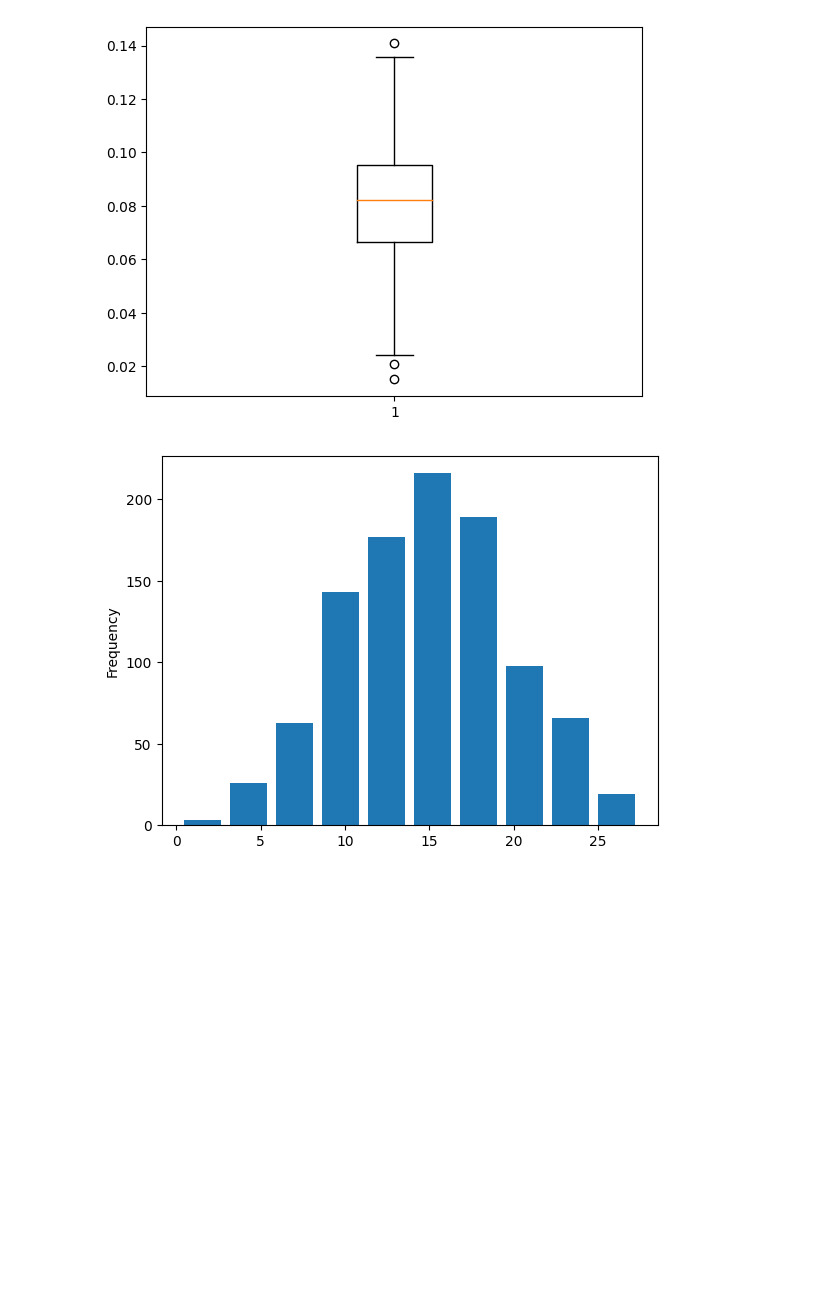
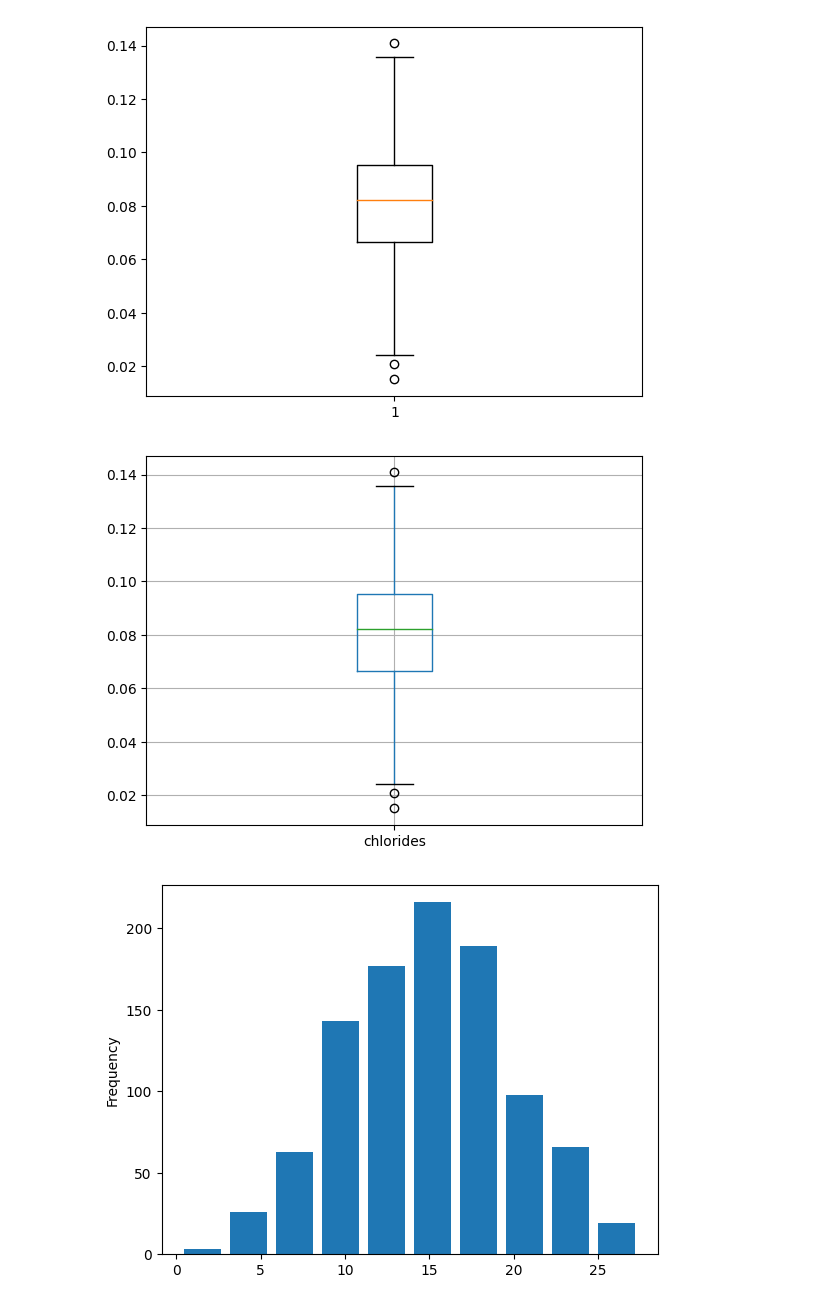
Before and after one commit to kevinjohn01/tubes-probstat, a Jupyter notebook: Nomor2.ipynb, the cells around one changed output. Saved outputs shown, nothing was run; the diff lists cells and outputs as text; code cells hidden in the pictures; blank space fills up the shorter version.

```diff
--- a/Nomor2.ipynb
+++ b/Nomor2.ipynb
@@ -65,6 +85,13 @@ plt.boxplot(anggur["chlorides"])
 plt.show()
 # %% [output]
 [figure]
+# %%
+%matplotlib inline
+df = pd.DataFrame(data=anggur, columns=['chlorides'])
+boxplot = df.boxplot(column=['chlorides'])
+plt.show()
+# %% [output]
+[figure, added]
 # %%
 anggur["free sulfur dioxide"].plot(kind = "hist", rwidth=0.8)
 plt.show()
```
Also changed, not shown: parts of 13 cells of this notebook, 1 other file.
